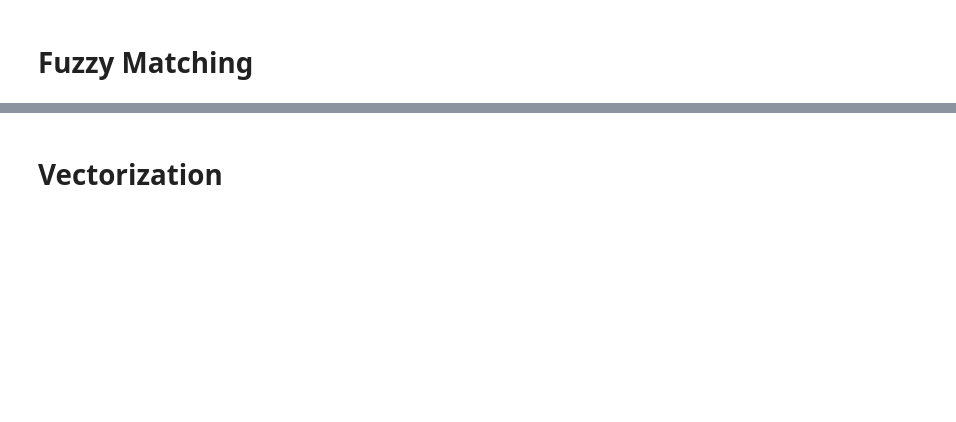
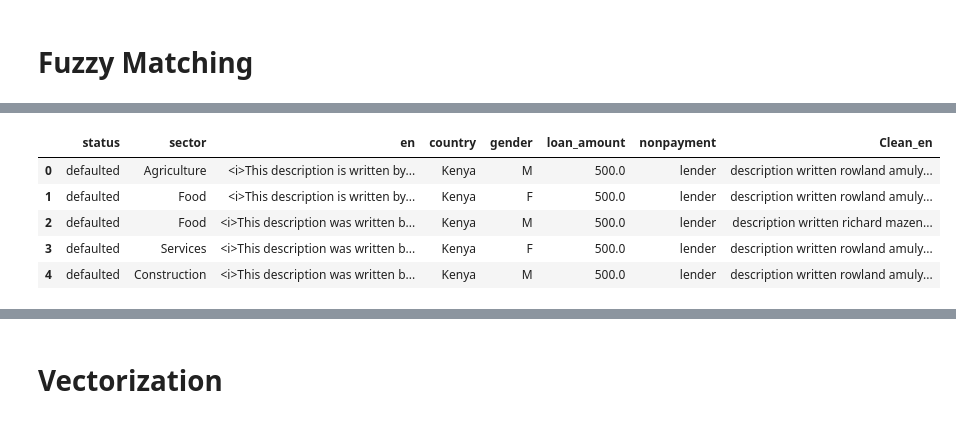
Before and after one commit to stepthom/sandbox, a Jupyter notebook: slides_preprocessing.ipynb, the cells around one changed output, grey strips where cells are left out. Cells and saved outputs as stored; diff of their text form; code cells hidden in the pictures; blank space fills up the shorter version.

```diff
--- a/slides_preprocessing.ipynb
+++ b/slides_preprocessing.ipynb
@@ -253,0 +303,31 @@ tokens = nltk.word_tokenize("My name is Steve, and I am a good chef.".lower())
+# %%
+from nltk.corpus import stopwords
+from bs4 import BeautifulSoup
+
+stop_words = set(stopwords.words('english') + stopwords.words('spanish'))
+
+lemmer = WordNetLemmatizer()
+
+def preprocess(x):
+    # Remove HTML tags
+    x = BeautifulSoup(x, "lxml").get_text()
+
+    # Lower case
+    x = x.lower()
+
+    # Remove punctuation
+    x = re.sub(r'[^\w\s]', '', x)
+
+    # Remove non-unicode
+    x = unidecode.unidecode(x)
+
+    # Remove numbers
+    x = re.sub(r'\d+', '', x)
+
+    # Remove stopwords and lemmatize
+    x = [lemmer.lemmatize(w) for w in x.split() if w not in stop_words]
+    return ' '.join(x)
+
+%time kiva_df['Clean_en'] = kiva_df['en'].apply(preprocess)
+kiva_df.head()
+# %% [output]
@@ -253,0 +335,6 @@ tokens = nltk.word_tokenize("My name is Steve, and I am a good chef.".lower())
+|  | status | sector | en | country | gender | loan_amount | nonpayment | Clean_en |
+| 0 | defaulted | Agriculture | <i>This description is written by... | Kenya | M | 500.0 | lender | description written rowland amuly... |
+| 1 | defaulted | Food | <i>This description is written by... | Kenya | F | 500.0 | lender | description written rowland amuly... |
+| 2 | defaulted | Food | <i>This description was written b... | Kenya | M | 500.0 | lender | description written richard mazen... |
+| 3 | defaulted | Services | <i>This description was written b... | Kenya | F | 500.0 | lender | description written rowland amuly... |
+| 4 | defaulted | Construction | <i>This description was written b... | Kenya | M | 500.0 | lender | description written rowland amuly... |
```
Also changed, not shown: parts of 40 cells of this notebook, 1 other file.
